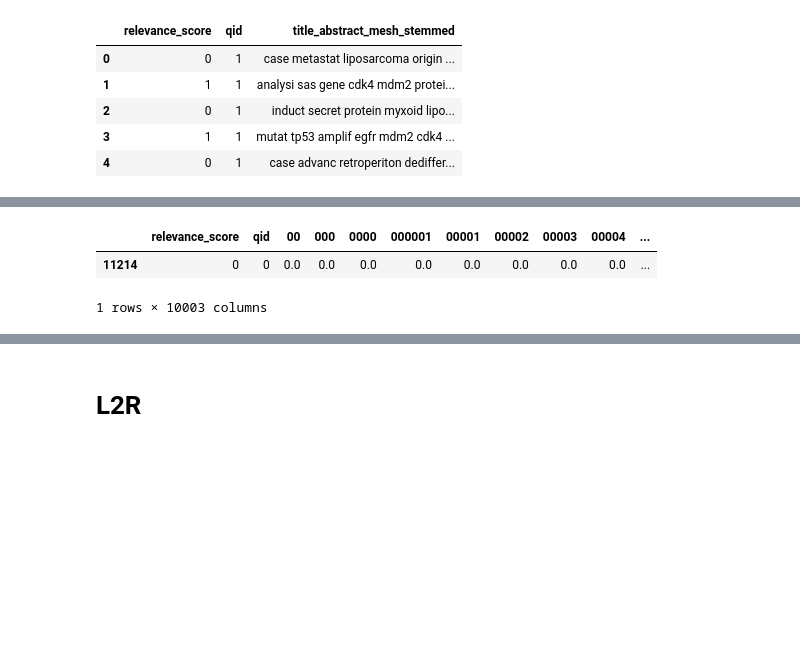
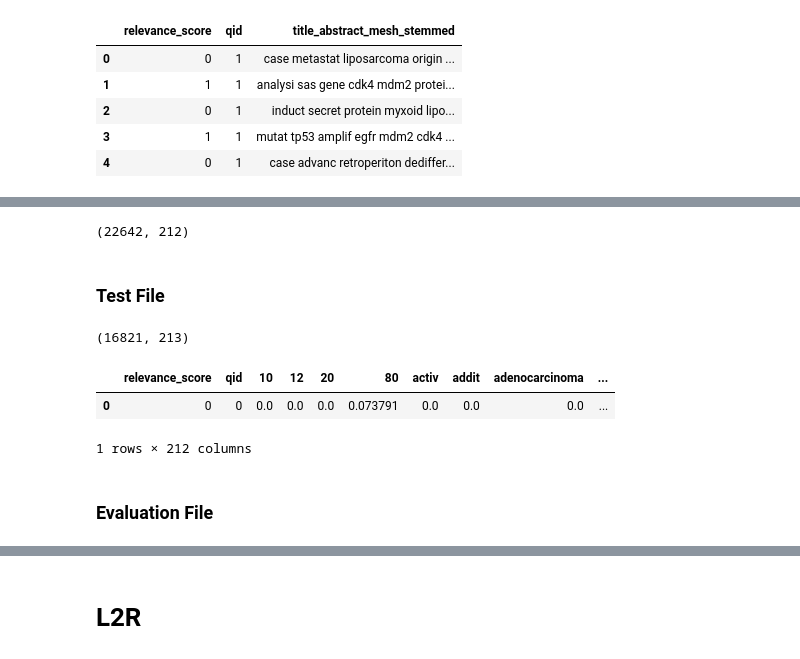
Before and after one commit to hyperlist/trec-pm, a Jupyter notebook: notebooks/L2R.ipynb, the cells around one changed output, grey strips where cells are left out. Saved outputs shown, nothing was run; the diff lists cells and outputs as text; code cells hidden in the pictures; blank space fills up the shorter version.

```diff
--- a/notebooks/L2R.ipynb
+++ b/notebooks/L2R.ipynb
@@ -215,2 +246,4 @@ See the caveats in the documentation: http://pandas.pydata.org/pandas-docs/stabl
 n_words = 10000
 tvec = TfidfVectorizer(max_features = n_words)
+# %%
+tvec = TfidfVectorizer(max_features = n_words, min_df = min_df)
@@ -230,3 +269,7 @@ trainFinal.head(1)
+# %%
+trainFinal.shape
+# %% [output]
+(22642, 212)
 # %%
 rankTrain = trainFinal.to_dict('records')
 # %%
@@ -247,18 +289,30 @@ for item in rankTrain:
     f.write("\n")
 f.close()
+# %% [markdown]
+### Test File
 # %%
 tvec = TfidfVectorizer(vocabulary = trainVoc)
-testWeights = tvec.fit_transform(testDataSliced['title_abstract_mesh_stemmed'])
+testWeights = tvec.fit_transform(testData['title_abstract_mesh_stemmed'])
 testScore = pd.DataFrame(testWeights.toarray(), columns=tvec.get_feature_names())
+testScore.fillna("", inplace=True)
+# %%
+# if split into test and val
+testData.reset_index(drop=True, inplace=True)
+testScore.reset_index(drop=True, inplace=True)
+testDocId.reset_index(drop=True, inplace=True)
+# %%
+resTest = pd.concat([testData, testScore, testDocId], axis=1)
+resTest.shape
+# %% [output]
+(16821, 213)
 # %%
-resTest = pd.concat([testDataSliced, testScore, testDocId], axis=1)
 testFinal = resTest.drop(['title_abstract_mesh_stemmed'], axis=1)
 testFinal = testFinal.sort_values('qid')
 testFinal.head(1)
 # %% [output]
-|  | relevance_score | qid | 00 | 000 | 0000 | 000001 | 00001 | 00002 | 00003 | 00004 | ... |
-| 11214 | 0 | 0 | 0.0 | 0.0 | 0.0 | 0.0 | 0.0 | 0.0 | 0.0 | 0.0 | ... |
+|  | relevance_score | qid | 10 | 12 | 20 | 80 | activ | addit | adenocarcinoma | ... |
+| 0 | 0 | 0 | 0.0 | 0.0 | 0.0 | 0.073791 | 0.0 | 0.0 | 0.0 | ... |
-1 rows × 10003 columns
+1 rows × 212 columns
 # %%
 rankTest = testFinal.to_dict('records')
 # %%
@@ -279,2 +332,4 @@ for item in rankTest:
     f.write("\n")
 f.close()
+# %% [markdown]
+### Evaluation File
```
Also changed, not shown: parts of 48 cells of this notebook.
